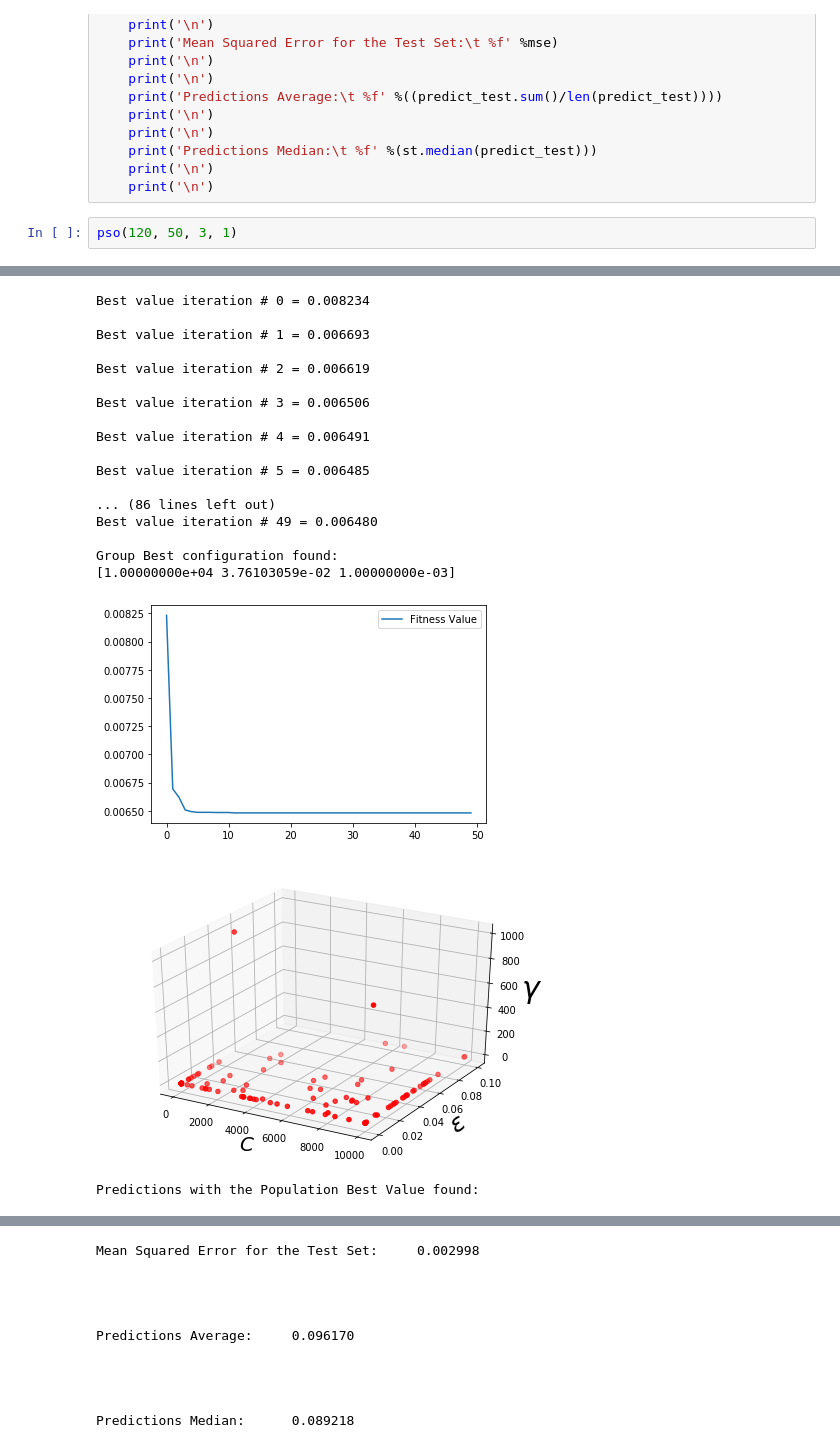
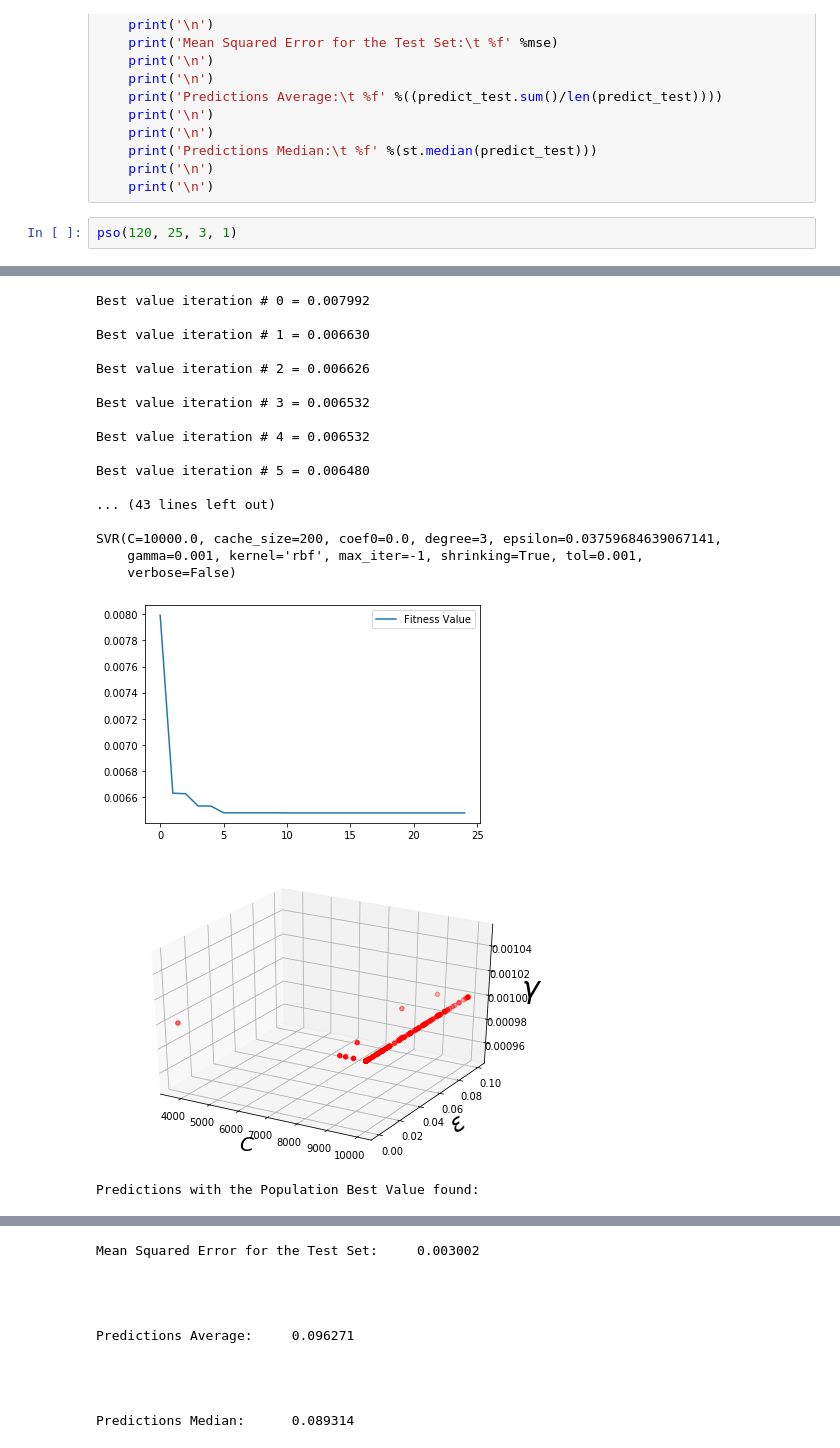
Before and after one commit to rbbh/Forecasting-Time-Series-with-Algorithm-Ensembling, a Jupyter notebook: SVR_+_PSO.ipynb, the cells around one changed output, grey strips where cells are left out. Cells and saved outputs as stored; diff of their text form.

```diff
--- a/SVR_+_PSO.ipynb
+++ b/SVR_+_PSO.ipynb
@@ -286,5 +299,5 @@ def evaluate(predictions):
     print('\n')
     print('\n')
 # %%
-pso(120, 50, 3, 1)
+pso(120, 25, 3, 1)
 # %% [output]
@@ -292,33 +305,33 @@ pso(120, 50, 3, 1)
-Best value iteration # 0 = 0.008234
+Best value iteration # 0 = 0.007992
 
-Best value iteration # 1 = 0.006693
+Best value iteration # 1 = 0.006630
 
-Best value iteration # 2 = 0.006619
+Best value iteration # 2 = 0.006626
 
-Best value iteration # 3 = 0.006506
+Best value iteration # 3 = 0.006532
 
-Best value iteration # 4 = 0.006491
+Best value iteration # 4 = 0.006532
 
-Best value iteration # 5 = 0.006485
+Best value iteration # 5 = 0.006480
 
-... (86 lines left out)
-Best value iteration # 49 = 0.006480
+... (43 lines left out)
 
-Group Best configuration found:
-[1.00000000e+04 3.76103059e-02 1.00000000e-03]
+SVR(C=10000.0, cache_size=200, coef0=0.0, degree=3, epsilon=0.03759684639067141,
+    gamma=0.001, kernel='rbf', max_iter=-1, shrinking=True, tol=0.001,
+    verbose=False)
-[figure, old version]
+[figure, new version]
-[figure, old version]
+[figure, new version]
 Predictions with the Population Best Value found:
 [figure]
-Mean Squared Error for the Test Set:     0.002998
+Mean Squared Error for the Test Set:     0.003002
 
 
 
 
-Predictions Average:     0.096170
+Predictions Average:     0.096271
 
 
 
 
-Predictions Median:      0.089218
+Predictions Median:      0.089314
 # %%
```
Also changed, not shown: parts of 5 cells of this notebook.
